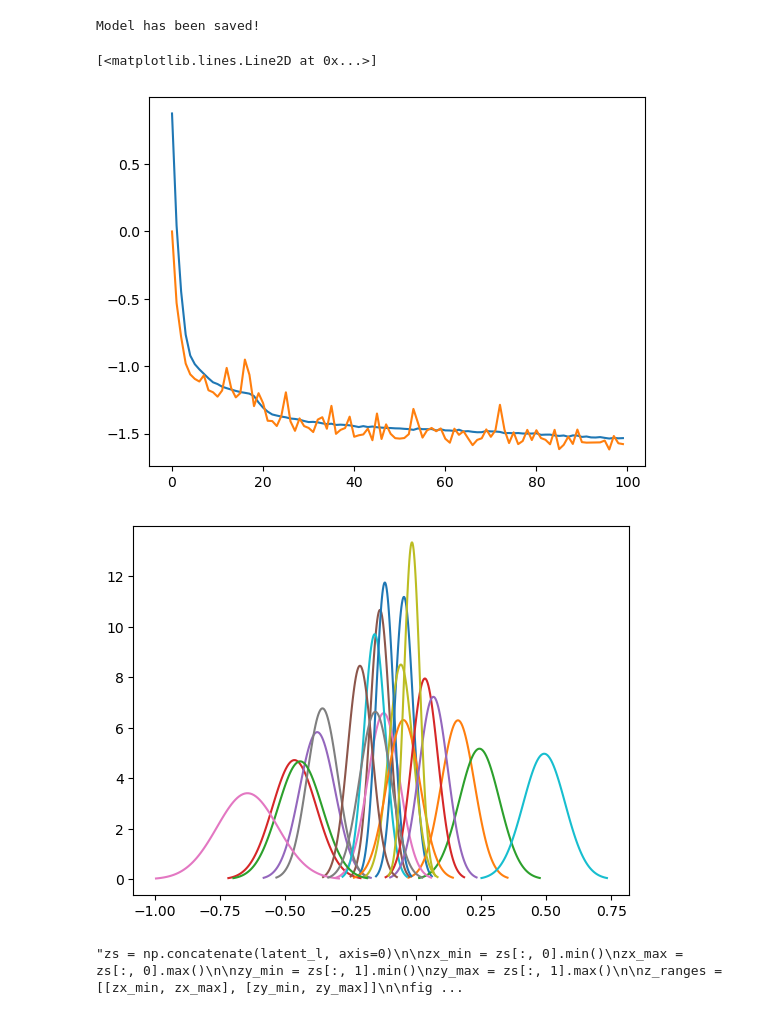
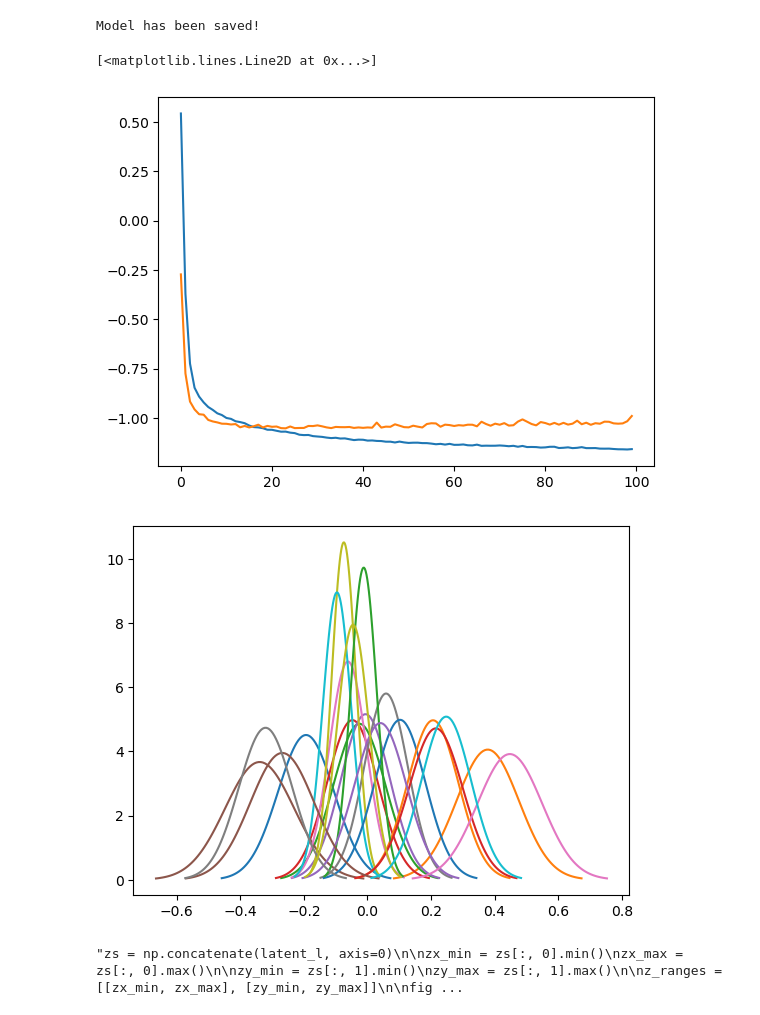
Before and after one commit to jwass1997/kmc_project, a Jupyter notebook: scripts/python_scripts/deepsets.ipynb, the cells around one changed output. Drawn from its saved outputs; the diff is of its cells as text; code cells hidden in the pictures.

```diff
--- a/scripts/python_scripts/deepsets.ipynb
+++ b/scripts/python_scripts/deepsets.ipynb
@@ -195,5 +206,20 @@ def neg_ll(target, y):
 # %%
-deep_set = DeepSet(in_dim=2, h_dim=ds_h_dim, num_outputs=1, out_dim=ds_out_dim, aggr_type='mean')
+#deep_set = DeepSet(in_dim=2, h_dim=ds_h_dim, num_outputs=1, out_dim=ds_out_dim, aggr_type='mean')
+
+h_dim = 64
+deep_set = nn.Sequential(
+    nn.Linear(400, h_dim),
+    nn.Dropout(p=0.2),
+    nn.ReLU(),
+    nn.Linear(h_dim, h_dim),
+    nn.Dropout(p=0.2),
+    nn.ReLU(),
+    nn.Linear(h_dim, h_dim),
+    nn.Dropout(p=0.2),
+    nn.ReLU(),
+    nn.Linear(h_dim, ds_out_dim),
+)
+
 #deep_set = SetTransformer(in_dim=2, num_outputs=1, out_dim=ds_out_dim)
 cond_sm = CondSM(layer_dims=sm_layer_dims, dropout_p=0.1, batch_norm=True)
 
@@ -218,7 +244,9 @@ with tqdm(total=num_epochs, desc="Epochs") as pbar:
         cond_sm.train()
         running_loss = 0.0
         for x, v, y in train_loader:
-
+            bs = x.size(0)
+            x = sort_by_radius(x)
+            x = x.view(bs, 200*2)
             x = x.to(device, non_blocking=True).float()
             v = v.to(device, non_blocking=True).float()
             y = y.to(device, non_blocking=True).float()
@@ -246,7 +274,9 @@ with tqdm(total=num_epochs, desc="Epochs") as pbar:
         val_loss = 0.0
         with torch.no_grad():
             for x, v, y in val_loader:
-
+                bs = x.size(0)
+                x = sort_by_radius(x)
+                x = x.view(bs, 200*2)
                 x = x.to(device, non_blocking=True).float()
                 v = v.to(device, non_blocking=True).float()
                 y = y.to(device, non_blocking=True).float()
@@ -279,30 +309,42 @@ torch.save({
     "cond_sm_state_dict": cond_sm.state_dict(),
     "train_losses": train_losses,
     "val_losses": val_losses
-}, f"/gpfs/bwfor/work/ws/hd_gy283-my_data/models/sm_cond_mog_DS_nll.pth")
+}, f"/gpfs/bwfor/work/ws/hd_gy283-my_data/models/sm_cond_mog_NN_nll.pth")
 
 print(f"Model has been saved!")
 # %% [output]
 Model has been saved!
 # %%
 #deep_set = SetTransformer(in_dim=2, num_outputs=1, out_dim=ds_out_dim)
-deep_set = DeepSet(in_dim=2, h_dim=ds_h_dim, num_outputs=1, out_dim=ds_out_dim, aggr_type='mean')
+#deep_set = DeepSet(in_dim=2, h_dim=ds_h_dim, num_outputs=1, out_dim=ds_out_dim, aggr_type='mean')
+deep_set = nn.Sequential(
+    nn.Linear(400, h_dim),
+    nn.Dropout(p=0.2),
+    nn.ReLU(),
+    nn.Linear(h_dim, h_dim),
+    nn.Dropout(p=0.2),
+    nn.ReLU(),
+    nn.Linear(h_dim, h_dim),
+    nn.Dropout(p=0.2),
+    nn.ReLU(),
+    nn.Linear(h_dim, ds_out_dim),
+)
 cond_sm = CondSM(layer_dims=sm_layer_dims, dropout_p=0.1, batch_norm=True)
 
-model_dict = torch.load(f'/gpfs/bwfor/work/ws/hd_gy283-my_data/models/sm_cond_mog_DS_nll.pth')
+model_dict = torch.load(f'/gpfs/bwfor/work/ws/hd_gy283-my_data/models/sm_cond_mog_NN_nll.pth')
 
 deep_set.load_state_dict(model_dict['deep_set_state_dict'])
 cond_sm.load_state_dict(model_dict['cond_sm_state_dict'])
 
 deep_set = deep_set.to(device)
 cond_sm = cond_sm.to(device)
 
 plt.plot(model_dict['train_losses'])
 plt.plot(model_dict['val_losses'])
 #plt.yscale('log')
 # %% [output]
 [<matplotlib.lines.Line2D at 0x...>]
-[figure, old version]
+[figure, new version]
 # %%
 import scipy.stats as stats
 
@@ -317,6 +359,9 @@ y_true_l = []
 latent_l = []
 with torch.no_grad():
     for x, v, y in test_loader:
+        bs = x.size(0)
+        x = sort_by_radius(x)
+        x = x.view(bs, 200*2)
         x = x.to(device, non_blocking=True).float()
         v = v.to(device, non_blocking=True).float()
         y = y.to(device, non_blocking=True).float()
@@ -339,7 +384,7 @@ for i in range(20):#params.shape[0]):
     x = np.linspace(mu - 3*std, mu + 3*std, 100)
     plt.plot(x, stats.norm.pdf(x, mu, std))
 # %% [output]
-[figure, old version]
+[figure, new version]
 # %%
 """zs = np.concatenate(latent_l, axis=0)
 
```
Also changed, not shown: parts of 4 cells of this notebook, 13 other files.
